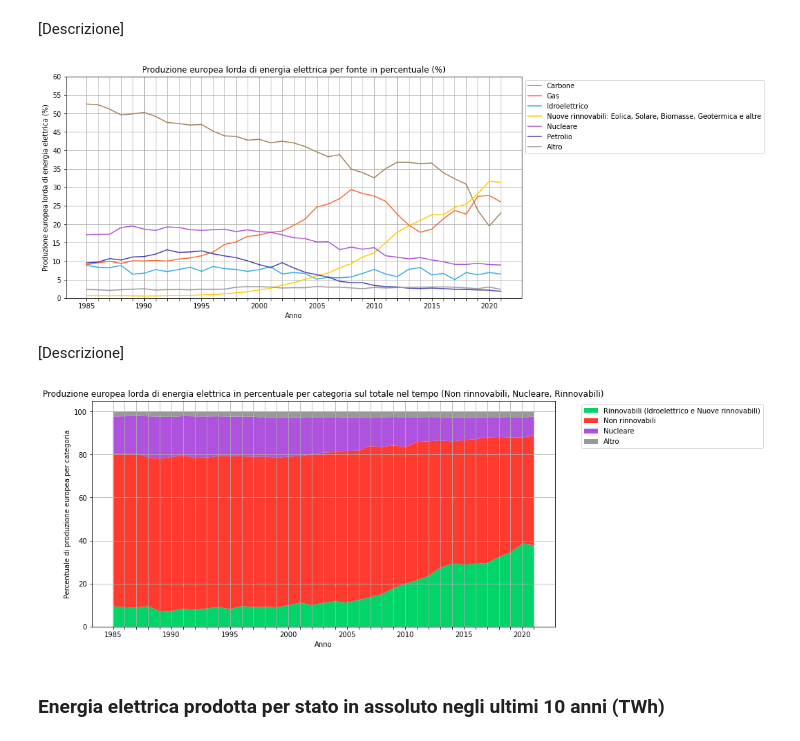
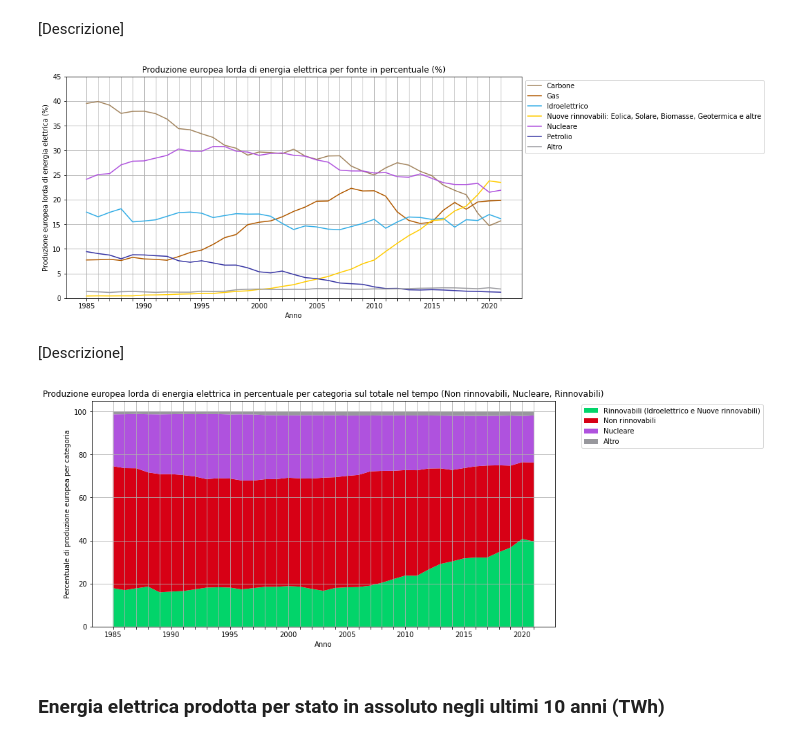
Before and after one commit to mattiamendicino/progetto-scivis, a Jupyter notebook: codice.ipynb, the cells around one changed output. Cells and saved outputs as stored; diff of their text form; code cells hidden in the pictures.

```diff
--- a/codice.ipynb
+++ b/codice.ipynb
@@ -122,7 +128,7 @@ color_palette = {
     'Rinnovabili': '#02D46A',
     'Idroelettrico': '#32ADE6',
     'Nuove rinnovabili': '#FFCC00',
-    'Non rinnovabili': '#FF3B30',
+    'Non rinnovabili': '#d70015',
     'Carbone': '#A2845E',
     'Gas': '#b15a00',
     'Petrolio': '#3634a3',
@@ -253,14 +259,16 @@ plt.show()
 # %% [markdown]
 [Descrizione]
 # %%
-eu_data = production_data[production_data['ISO'].isin(['BEL', 'BGR', 'CZE', 'DNK', 'DEU', 'EST', 'IRL', 'GRC', 'ESP', 'FRA', 'HRV', 'ITA', 'CYP', 'LVA', 'LTU', 'LUX', 'HUN', 'MLT', 'NLD', 'AUT', 'POL', 'PRT', 'ROU', 'SVN', 'SVK', 'FIN', 'SWE'])]
-eu_data = eu_data.groupby('Year')['Total_ElectProd'].sum()
+eu_countries = ['Germany', 'Italy', 'Netherlands', 'Poland', 'Spain', 'Turkey', 'Ukraine', 'United Kingdom', 'Other Europe']
+eu_data = production_data[production_data['Country'].isin(eu_countries)]
+
+grouped_data = eu_data.groupby('Year')['Total_ElectProd'].sum()
 
 countries = ['USA', 'CHN', 'JPN', 'RUS', 'IND', 'DEU', 'CAN']
 
 plt.figure(figsize=(12, 6))
 
-plt.plot(eu_data.index, eu_data, label='EU')
+plt.plot(grouped_data.index, grouped_data, label='EU')
 
 for country in countries:
     data = production_data[production_data['ISO'] == country].groupby('Year')['Total_ElectProd'].sum()
@@ -287,7 +295,6 @@ plt.show()
 # %% [markdown]
 [Descrizione]
 # %%
-eu_data = production_data[production_data['ISO'].isin(['BEL', 'BGR', 'CZE', 'DNK', 'DEU', 'EST', 'IRL', 'GRC', 'ESP', 'FRA', 'HRV', 'ITA', 'CYP', 'LVA', 'LTU', 'LUX', 'HUN', 'MLT', 'NLD', 'AUT', 'POL', 'PRT', 'ROU', 'SVN', 'SVK', 'FIN', 'SWE'])]
 grouped_data = eu_data.groupby('Year')[['ElectBy_Coal', 'ElectBy_Gas', 'ElectBy_Hydro', 'ElectBy_Nuclear', 'ElectBy_Oil', 'ElectBy_Other', 'ElectBy_NewRenewables']].sum()
 
 plt.figure(figsize=(12, 6))
@@ -302,6 +309,7 @@ plt.plot(grouped_data.index, grouped_data['ElectBy_Other'], label='Altro', color
 plt.xlabel('Anno')
 plt.ylabel('Produzione totale di energia elettrica (TWh)')
 plt.title('Produzione lorda di energia elettrica in Europa per fonte in assoluto (TWh)')
+plt.legend(bbox_to_anchor=(1, 1))
 plt.grid()
 start_year = grouped_data.index.min()
 end_year = grouped_data.index.max()
@@ -317,7 +325,6 @@ plt.show()
 # %% [markdown]
 [Descrizione]
 # %%
-eu_data = production_data[production_data['ISO'].isin(['BEL', 'BGR', 'CZE', 'DNK', 'DEU', 'EST', 'IRL', 'GRC', 'ESP', 'FRA', 'HRV', 'ITA', 'CYP', 'LVA', 'LTU', 'LUX', 'HUN', 'MLT', 'NLD', 'AUT', 'POL', 'PRT', 'ROU', 'SVN', 'SVK', 'FIN', 'SWE'])]
 grouped_data = eu_data.groupby('Year')[['ElectBy_Coal', 'ElectBy_Gas', 'ElectBy_Hydro', 'ElectBy_Nuclear', 'ElectBy_Oil', 'ElectBy_Other', 'ElectBy_NewRenewables']].sum()
 grouped_data_percentage = grouped_data.divide(grouped_data.sum(axis=1), axis=0) * 100
 
@@ -335,21 +342,20 @@ plt.ylabel('Produzione europea lorda di energia elettrica (%)')
 plt.title('Produzione europea lorda di energia elettrica per fonte in percentuale (%)')
 plt.legend(bbox_to_anchor=(1, 1))
 plt.grid()
-plt.ylim(0, 60)
+plt.ylim(0, 45)
 start_year = grouped_data.index.min()
 end_year = grouped_data.index.max()
 x_ticks = plt.xticks(range(start_year, end_year+1, 1))
 for i, label in enumerate(plt.gca().xaxis.get_ticklabels()):
     if i % 5 != 0:
         label.set_visible(False)
-plt.yticks(range(0, 61, 5))
+plt.yticks(range(0, 46, 5))
 plt.show()
 # %% [output]
-[figure, old version]
+[figure, new version]
 # %% [markdown]
 [Descrizione]
 # %%
-eu_data = production_data[production_data['ISO'].isin(['BEL', 'BGR', 'CZE', 'DNK', 'DEU', 'EST', 'IRL', 'GRC', 'ESP', 'FRA', 'HRV', 'ITA', 'CYP', 'LVA', 'LTU', 'LUX', 'HUN', 'MLT', 'NLD', 'AUT', 'POL', 'PRT', 'ROU', 'SVN', 'SVK', 'FIN', 'SWE'])]
 grouped_data = eu_data.groupby('Year')[['ElectBy_Coal', 'ElectBy_Gas', 'ElectBy_Hydro', 'ElectBy_Nuclear', 'ElectBy_Oil', 'ElectBy_Other', 'ElectBy_NewRenewables']].sum()
 grouped_data_percentage = grouped_data.divide(grouped_data.sum(axis=1), axis=0) * 100
 
@@ -358,34 +364,34 @@ grouped_data_percentage['Nuclear'] = grouped_data_percentage['ElectBy_Nuclear']
 grouped_data_percentage['Other'] = grouped_data_percentage['ElectBy_Other']
 grouped_data_percentage['Renewable'] = grouped_data_percentage['ElectBy_Hydro'] + grouped_data_percentage['ElectBy_NewRenewables']
 
 plt.figure(figsize=(12, 6))
 
 x = grouped_data_percentage.index
 y = [grouped_data_percentage['Renewable'],
      grouped_data_percentage['NotRenewable'],
      grouped_data_percentage['Nuclear'],
      grouped_data_percentage['Other']]
 
 labels = ['Rinnovabili (Idroelettrico e Nuove rinnovabili)', 'Non rinnovabili', 'Nucleare', 'Altro']
 
 colors = [color_palette['Rinnovabili'], color_palette['Non rinnovabili'], color_palette['Nucleare'], color_palette['Altro']]
 
 plt.stackplot(x, y, labels=labels, colors=colors)
 
 plt.xlabel('Anno')
 plt.ylabel('Percentuale di produzione europea per categoria')
 plt.title('Produzione europea lorda di energia elettrica in percentuale per categoria sul totale nel tempo (Non rinnovabili, Nucleare, Rinnovabili)')
 plt.legend(bbox_to_anchor=(1.05, 1), loc='upper left')
 plt.grid()
 start_year = grouped_data.index.min()
 end_year = grouped_data.index.max()
 x_ticks = plt.xticks(range(start_year, end_year+1, 1))
 for i, label in enumerate(plt.gca().xaxis.get_ticklabels()):
     if i % 5 != 0:
         label.set_visible(False)
 plt.show()
 # %% [output]
-[figure, old version]
+[figure, new version]
 # %% [markdown]
 ### Energia elettrica prodotta per stato in assoluto negli ultimi 10 anni (TWh)
 # %% [markdown]
```
Also changed, not shown: parts of 17 cells of this notebook.
